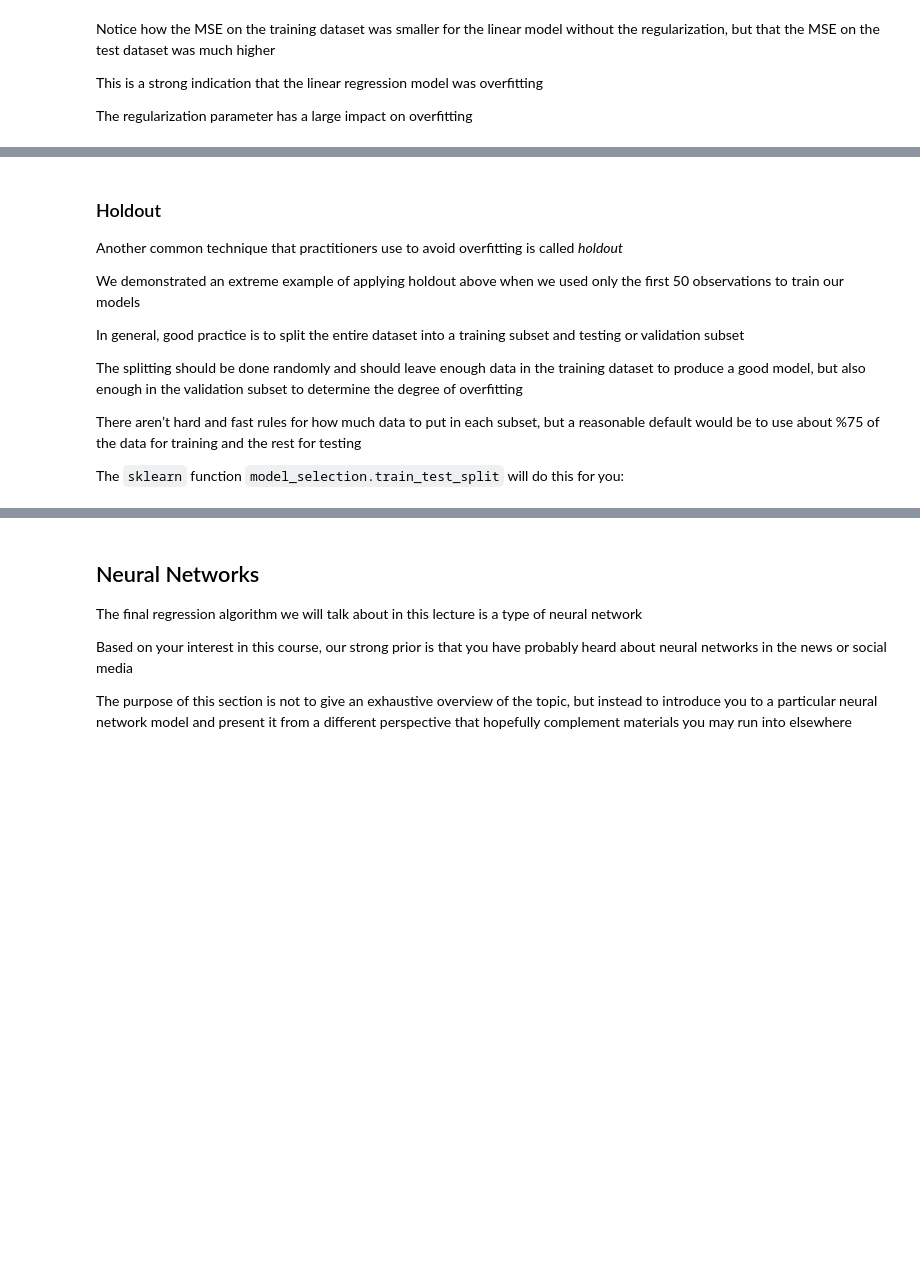
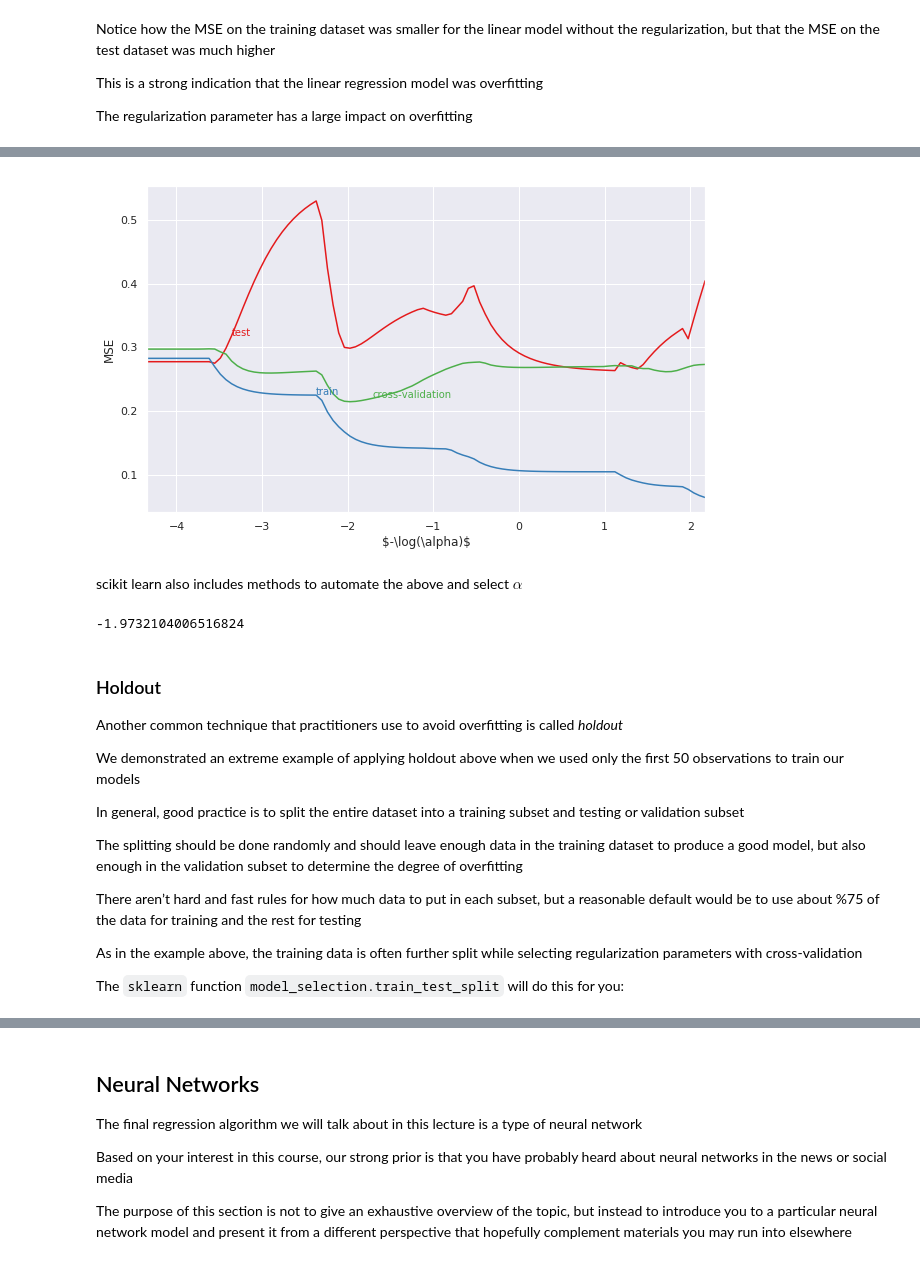
Before and after one commit to QuantEcon/quantecon-notebooks-datascience-old, a Jupyter notebook: applications/regression.ipynb, the cells around one changed output, grey strips where cells are left out. Saved outputs shown, nothing was run; the diff lists cells and outputs as text; code cells hidden in the pictures; blank space fills up the shorter version.

Commit message:
Updated section on lasso. Added section on random forests.

```diff
--- a/applications/regression.ipynb
+++ b/applications/regression.ipynb
@@ -512,3 +619,25 @@ Text(-2.368878992199555, 0.2249868810554537, 'train')
+# %%
+from sklearn.model_selection import cross_val_score
+mse["cv"] = [-np.mean(cross_val_score(linear_model.Lasso(alpha=alpha, max_iter=50000),
+                                  X_train, y_train, cv=5, scoring='neg_mean_squared_error'))
+          for alpha in alphas]
+mse.plot(x="log_alpha", y="cv", c=colors[2], ax=ax)
+ax.annotate("cross-validation", (mse.log_alpha[40], mse.cv[40]), color=colors[2])
+ax.get_legend().remove()
+ax.set_xlabel(r"\$-\log(\alpha)\$")
+ax.set_ylabel("MSE")
+fig
+# %% [output]
+[figure, added]
+# %% [markdown]
+scikit learn also includes methods to automate the above and select
+$ \alpha $
+# %%
+# LassoCV exploits special structure of lasso problem to minimize CV more efficiently
+lasso = linear_model.LassoCV(cv=5).fit(X_train,y_train)
+-np.log10(lasso.alpha_) # should roughly = minimizer on graph, not exactly equal due to random splitting
+# %% [output]
+-1.9732104006516824
 # %% [markdown]
 ### Holdout
 
@@ -529,6 +658,9 @@ There aren’t hard and fast rules for how much data to put in each subset, but
 reasonable default would be to use about %75 of the data for training and the
 rest for testing
 
+As in the example above, the training data is often further split
+while selecting regularization parameters with cross-validation
+
 The `sklearn` function `model_selection.train_test_split` will do this for you:
 # %%
 # note test_size=0.25 is the default value, but is shown here so you
```
Also changed, not shown: parts of 54 cells of this notebook.
